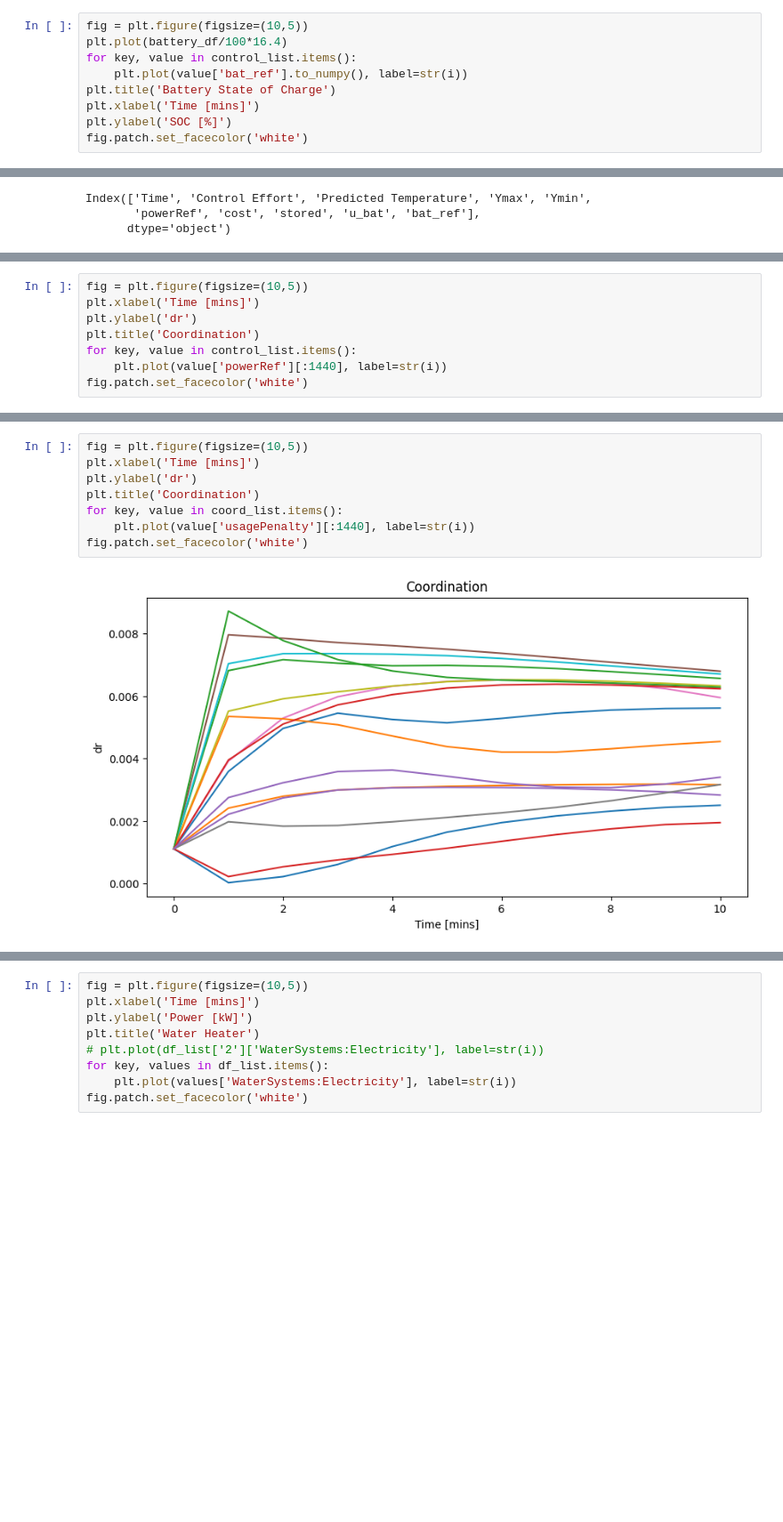
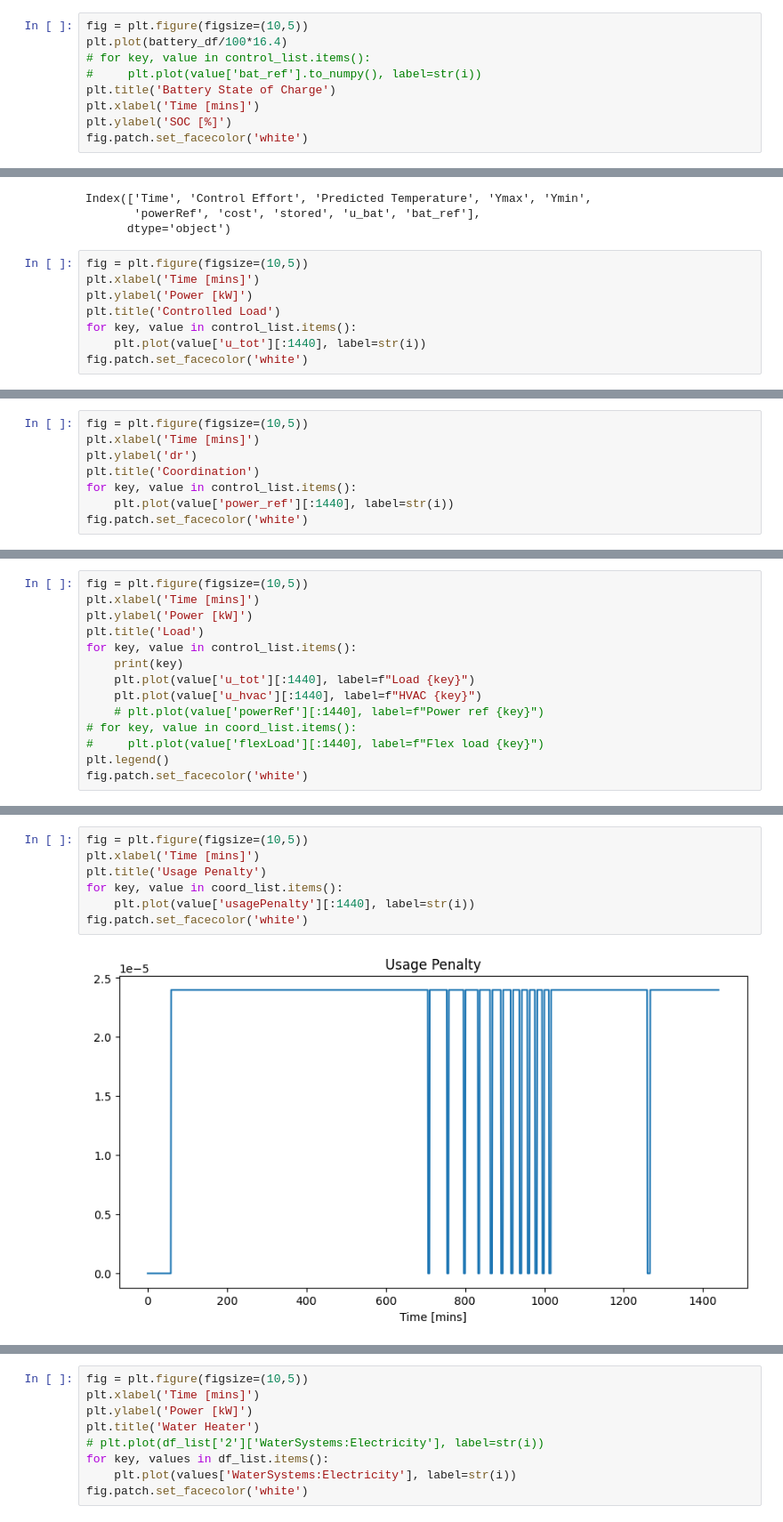
Before and after one commit to PIC-Lab/community_energy_control, a Jupyter notebook: community_sim/plotting.ipynb, the cells around one changed output, grey strips where cells are left out. Shown at 89% size. Cells and saved outputs as stored; diff of their text form; blank space fills up the shorter version.

```diff
--- a/community_sim/plotting.ipynb
+++ b/community_sim/plotting.ipynb
@@ -294,8 +294,8 @@ plt.ylim([0.9, 1.1])
 # %%
 fig = plt.figure(figsize=(10,5))
 plt.plot(battery_df/100*16.4)
-for key, value in control_list.items():
-    plt.plot(value['bat_ref'].to_numpy(), label=str(i))
+# for key, value in control_list.items():
+#     plt.plot(value['bat_ref'].to_numpy(), label=str(i))
 plt.title('Battery State of Charge')
 plt.xlabel('Time [mins]')
 plt.ylabel('SOC [%]')
@@ -397,3 +399,11 @@ control_list['2'].columns
 Index(['Time', 'Control Effort', 'Predicted Temperature', 'Ymax', 'Ymin',
        'powerRef', 'cost', 'stored', 'u_bat', 'bat_ref'],
       dtype='object')
+# %%
+fig = plt.figure(figsize=(10,5))
+plt.xlabel('Time [mins]')
+plt.ylabel('Power [kW]')
+plt.title('Controlled Load')
+for key, value in control_list.items():
+    plt.plot(value['u_tot'][:1440], label=str(i))
+fig.patch.set_facecolor('white')
@@ -403,6 +415,6 @@ plt.xlabel('Time [mins]')
 plt.ylabel('dr')
 plt.title('Coordination')
 for key, value in control_list.items():
-    plt.plot(value['powerRef'][:1440], label=str(i))
+    plt.plot(value['power_ref'][:1440], label=str(i))
 fig.patch.set_facecolor('white')
 # %% [output]
@@ -419,0 +432,14 @@ fig.patch.set_facecolor('white')
+# %%
+fig = plt.figure(figsize=(10,5))
+plt.xlabel('Time [mins]')
+plt.ylabel('Power [kW]')
+plt.title('Load')
+for key, value in control_list.items():
+    print(key)
+    plt.plot(value['u_tot'][:1440], label=f"Load {key}")
+    plt.plot(value['u_hvac'][:1440], label=f"HVAC {key}")
+    # plt.plot(value['powerRef'][:1440], label=f"Power ref {key}")
+# for key, value in coord_list.items():
+#     plt.plot(value['flexLoad'][:1440], label=f"Flex load {key}")
+plt.legend()
+fig.patch.set_facecolor('white')
@@ -420,10 +449,9 @@ fig.patch.set_facecolor('white')
 # %%
 fig = plt.figure(figsize=(10,5))
 plt.xlabel('Time [mins]')
-plt.ylabel('dr')
-plt.title('Coordination')
+plt.title('Usage Penalty')
 for key, value in coord_list.items():
     plt.plot(value['usagePenalty'][:1440], label=str(i))
 fig.patch.set_facecolor('white')
 # %% [output]
-[figure, old version]
+[figure, new version]
```
Also changed, not shown: parts of 27 cells of this notebook, 7 other files.
